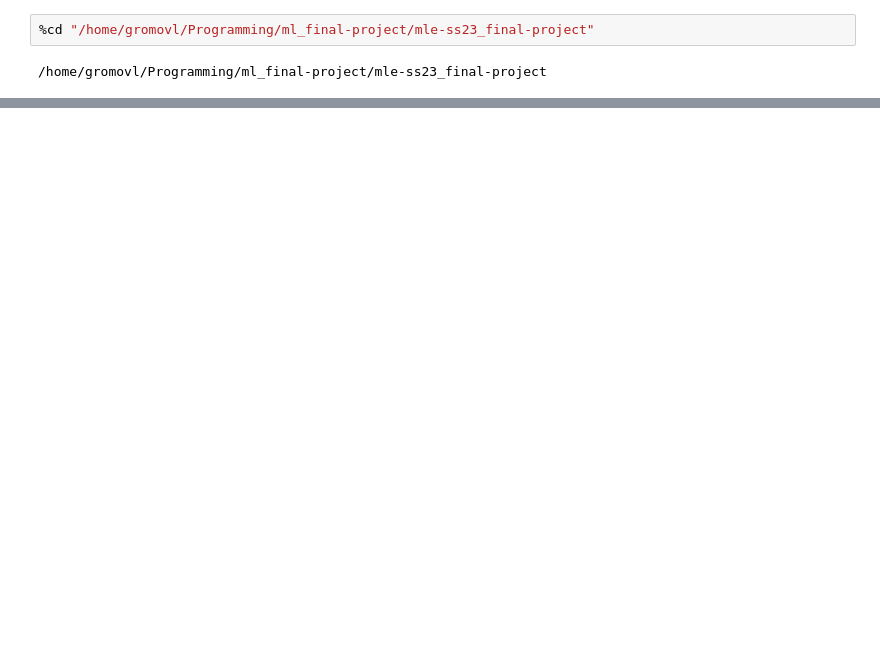
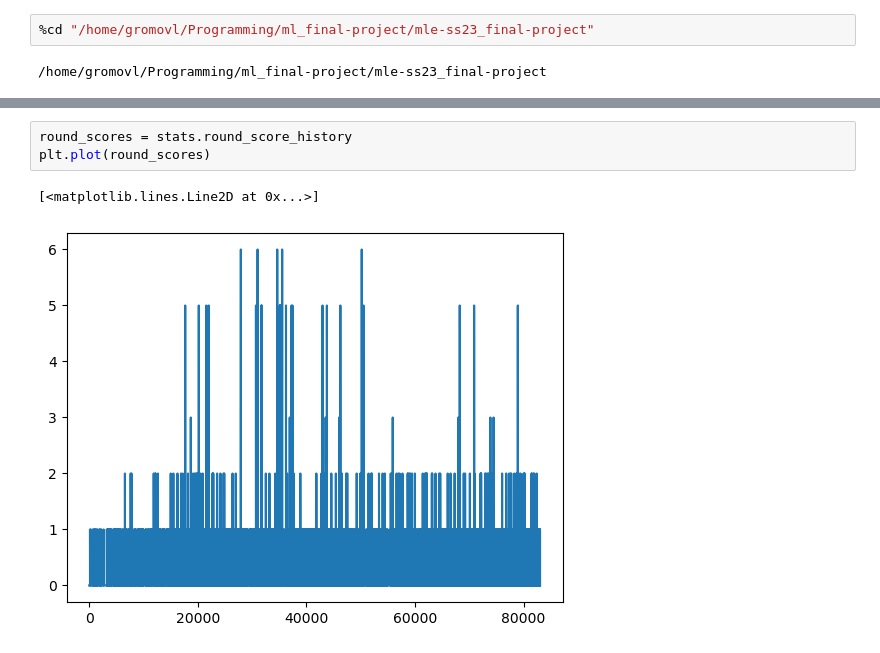
Before and after one commit to Schlevidon/mle-ss23_final-project, a Jupyter notebook: agent_code/qtable_agent/stats.ipynb, the cells around one changed output, grey strips where cells are left out. Saved outputs shown, nothing was run; the diff lists cells and outputs as text; blank space fills up the shorter version.

```diff
--- a/agent_code/qtable_agent/stats.ipynb
+++ b/agent_code/qtable_agent/stats.ipynb
@@ -38,3 +38,9 @@ plt.plot(round_length)
+# %%
+round_scores = stats.round_score_history
+plt.plot(round_scores)
+# %% [output]
+[<matplotlib.lines.Line2D at 0x...>]
+[figure, added]
 # %%
 import torch
 
```
Also changed, not shown: parts of 5 cells of this notebook, 5 other files.
